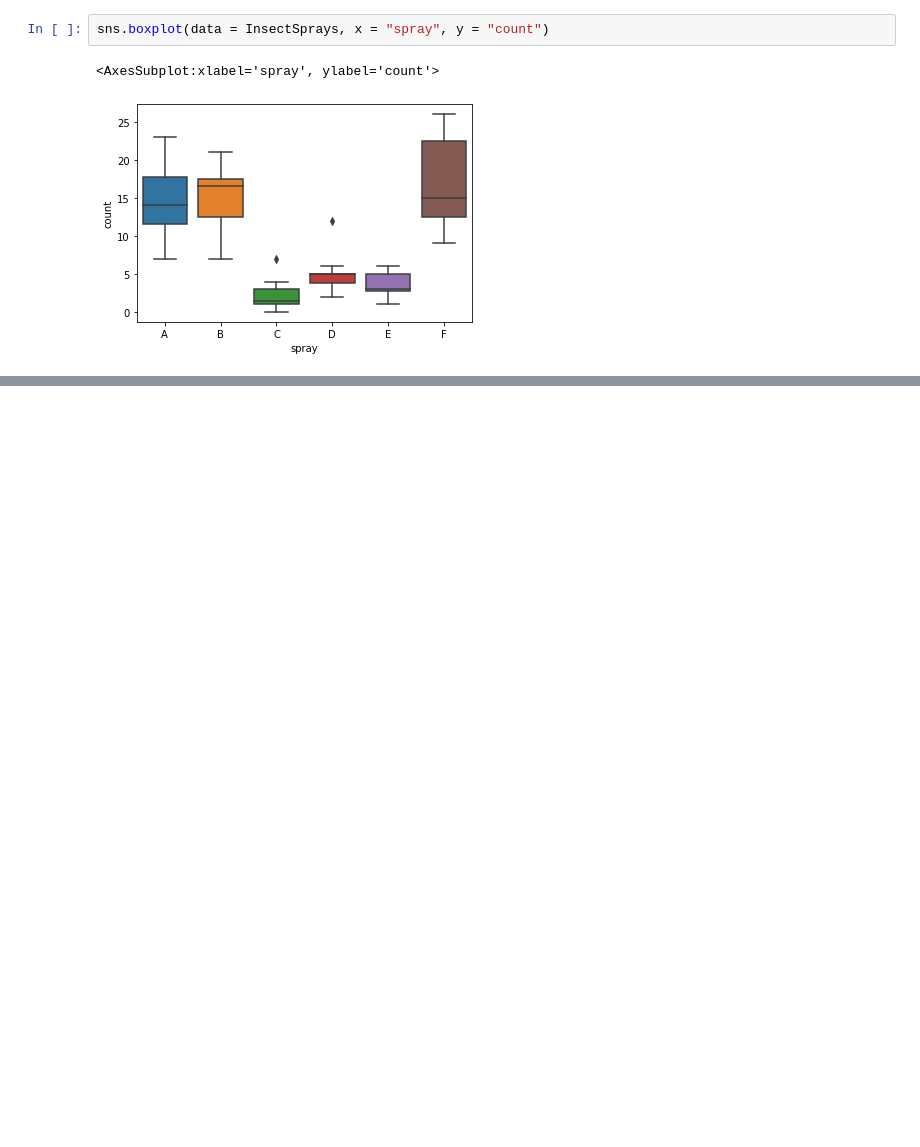
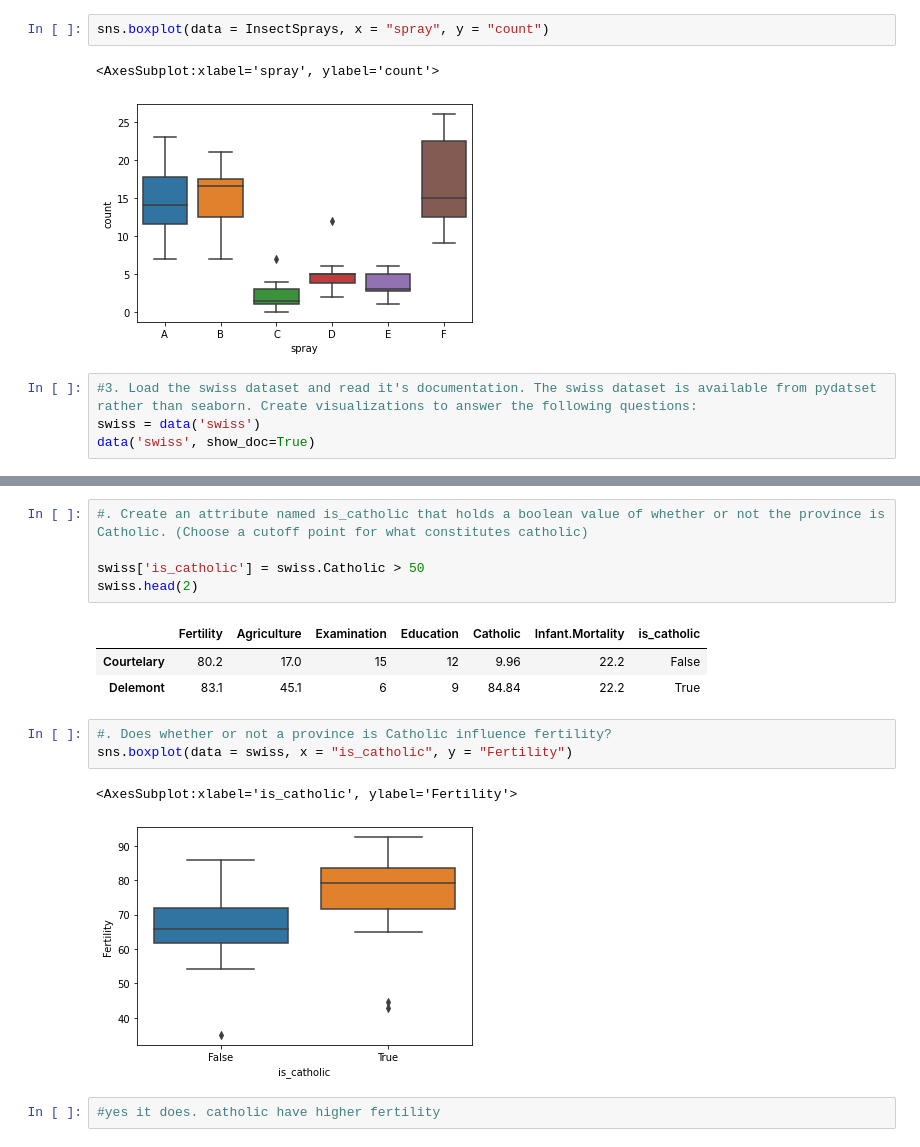
Before and after one commit to rajeshlamichhane04/numpy-pandas-visualization-exercises, a Jupyter notebook: seaborn_exercises.ipynb, the cells around one changed output, grey strips where cells are left out. Cells and saved outputs as stored; diff of their text form; blank space fills up the shorter version.

Commit message:
Seaborn exercises: Complete

```diff
--- a/seaborn_exercises.ipynb
+++ b/seaborn_exercises.ipynb
@@ -163,3 +163,7 @@ sns.boxplot(data = InsectSprays, x = "spray", y = "count")
 # %% [output]
 <AxesSubplot:xlabel='spray', ylabel='count'>
 [figure]
+# %%
+#3. Load the swiss dataset and read it's documentation. The swiss dataset is available from pydatset rather than seaborn. Create visualizations to answer the following questions:
+swiss = data('swiss')
+data('swiss', show_doc=True)
@@ -165,0 +208,17 @@ sns.boxplot(data = InsectSprays, x = "spray", y = "count")
+# %%
+#. Create an attribute named is_catholic that holds a boolean value of whether or not the province is Catholic. (Choose a cutoff point for what constitutes catholic)
+
+swiss['is_catholic'] = swiss.Catholic > 50
+swiss.head(2)
+# %% [output]
+|  | Fertility | Agriculture | Examination | Education | Catholic | Infant.Mortality | is_catholic |
+| Courtelary | 80.2 | 17.0 | 15 | 12 | 9.96 | 22.2 | False |
+| Delemont | 83.1 | 45.1 | 6 | 9 | 84.84 | 22.2 | True |
+# %%
+#. Does whether or not a province is Catholic influence fertility?
+sns.boxplot(data = swiss, x = "is_catholic", y = "Fertility")
+# %% [output]
+<AxesSubplot:xlabel='is_catholic', ylabel='Fertility'>
+[figure, added]
+# %%
+#yes it does. catholic have higher fertility
```
Also changed, not shown: parts of 21 cells of this notebook.
